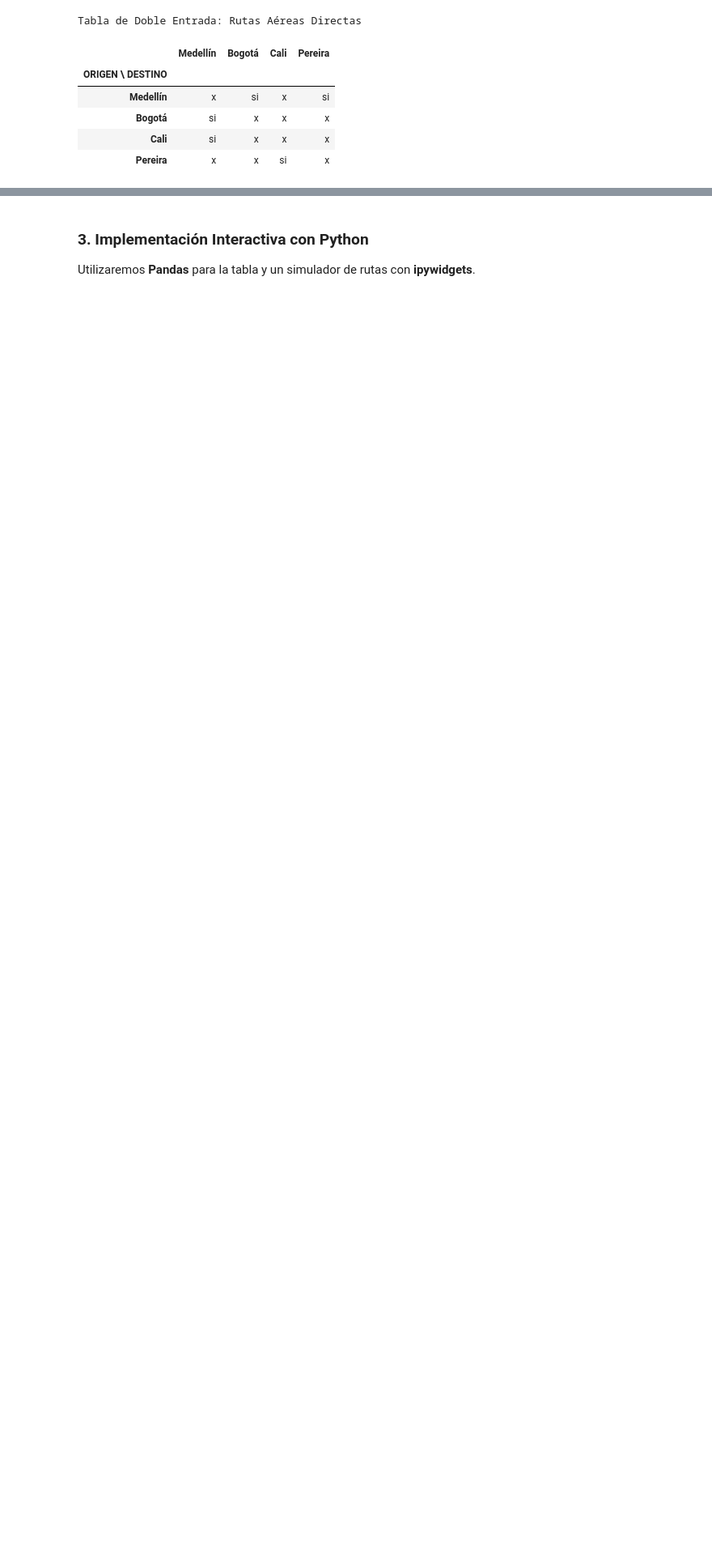
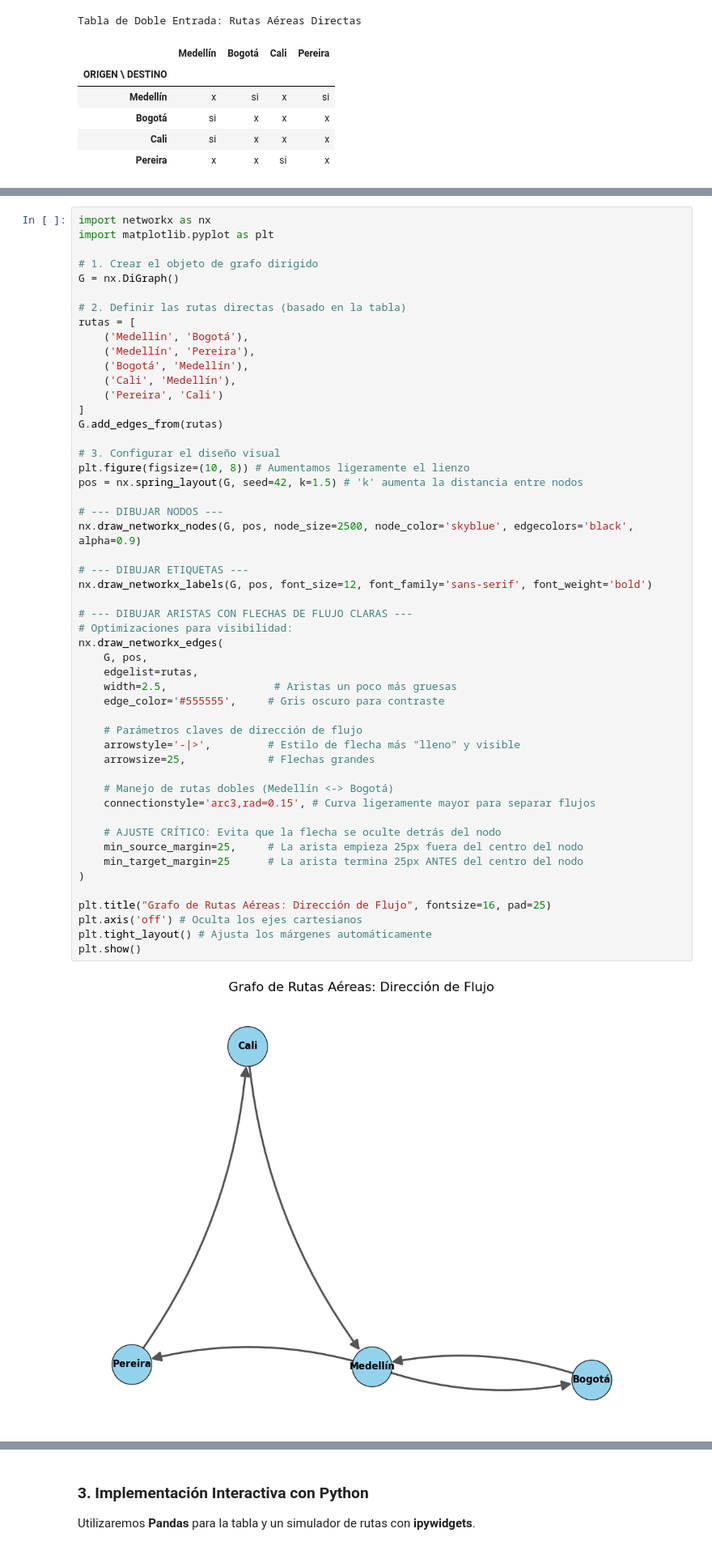
Before and after one commit to marco-canas/camino-udea, a Jupyter notebook: 3_lenguaje_proposicional/clase_03_control_de_variables/clase_3_posibilidades_logicas.ipynb, the cells around one changed output, grey strips where cells are left out. Shown at 81% size. Saved outputs shown, nothing was run; the diff lists cells and outputs as text; blank space fills up the shorter version.

```diff
--- a/3_lenguaje_proposicional/clase_03_control_de_variables/clase_3_posibilidades_logicas.ipynb
+++ b/3_lenguaje_proposicional/clase_03_control_de_variables/clase_3_posibilidades_logicas.ipynb
@@ -307,0 +255,53 @@ Si prefieres **Graphviz** (usando la librería `graphviz` en Python), el código
+# %%
+import networkx as nx
+import matplotlib.pyplot as plt
+
+# 1. Crear el objeto de grafo dirigido
+G = nx.DiGraph()
+
+# 2. Definir las rutas directas (basado en la tabla)
+rutas = [
+    ('Medellín', 'Bogotá'),
+    ('Medellín', 'Pereira'),
+    ('Bogotá', 'Medellín'),
+    ('Cali', 'Medellín'),
+    ('Pereira', 'Cali')
+]
+G.add_edges_from(rutas)
+
+# 3. Configurar el diseño visual
+plt.figure(figsize=(10, 8)) # Aumentamos ligeramente el lienzo
+pos = nx.spring_layout(G, seed=42, k=1.5) # 'k' aumenta la distancia entre nodos
+
+# --- DIBUJAR NODOS ---
+nx.draw_networkx_nodes(G, pos, node_size=2500, node_color='skyblue', edgecolors='black', alpha=0.9)
+
+# --- DIBUJAR ETIQUETAS ---
+nx.draw_networkx_labels(G, pos, font_size=12, font_family='sans-serif', font_weight='bold')
+
+# --- DIBUJAR ARISTAS CON FLECHAS DE FLUJO CLARAS ---
+# Optimizaciones para visibilidad:
+nx.draw_networkx_edges(
+    G, pos,
+    edgelist=rutas,
+    width=2.5,                 # Aristas un poco más gruesas
+    edge_color='#555555',     # Gris oscuro para contraste
+
+    # Parámetros claves de dirección de flujo
+    arrowstyle='-|>',         # Estilo de flecha más "lleno" y visible
+    arrowsize=25,             # Flechas grandes
+
+    # Manejo de rutas dobles (Medellín <-> Bogotá)
+    connectionstyle='arc3,rad=0.15', # Curva ligeramente mayor para separar flujos
+
+    # AJUSTE CRÍTICO: Evita que la flecha se oculte detrás del nodo
+    min_source_margin=25,     # La arista empieza 25px fuera del centro del nodo
+    min_target_margin=25      # La arista termina 25px ANTES del centro del nodo
+)
+
+plt.title("Grafo de Rutas Aéreas: Dirección de Flujo", fontsize=16, pad=25)
+plt.axis('off') # Oculta los ejes cartesianos
+plt.tight_layout() # Ajusta los márgenes automáticamente
+plt.show()
+# %% [output]
+[figure, added]
```
Also changed, not shown: parts of 35 cells of this notebook.
